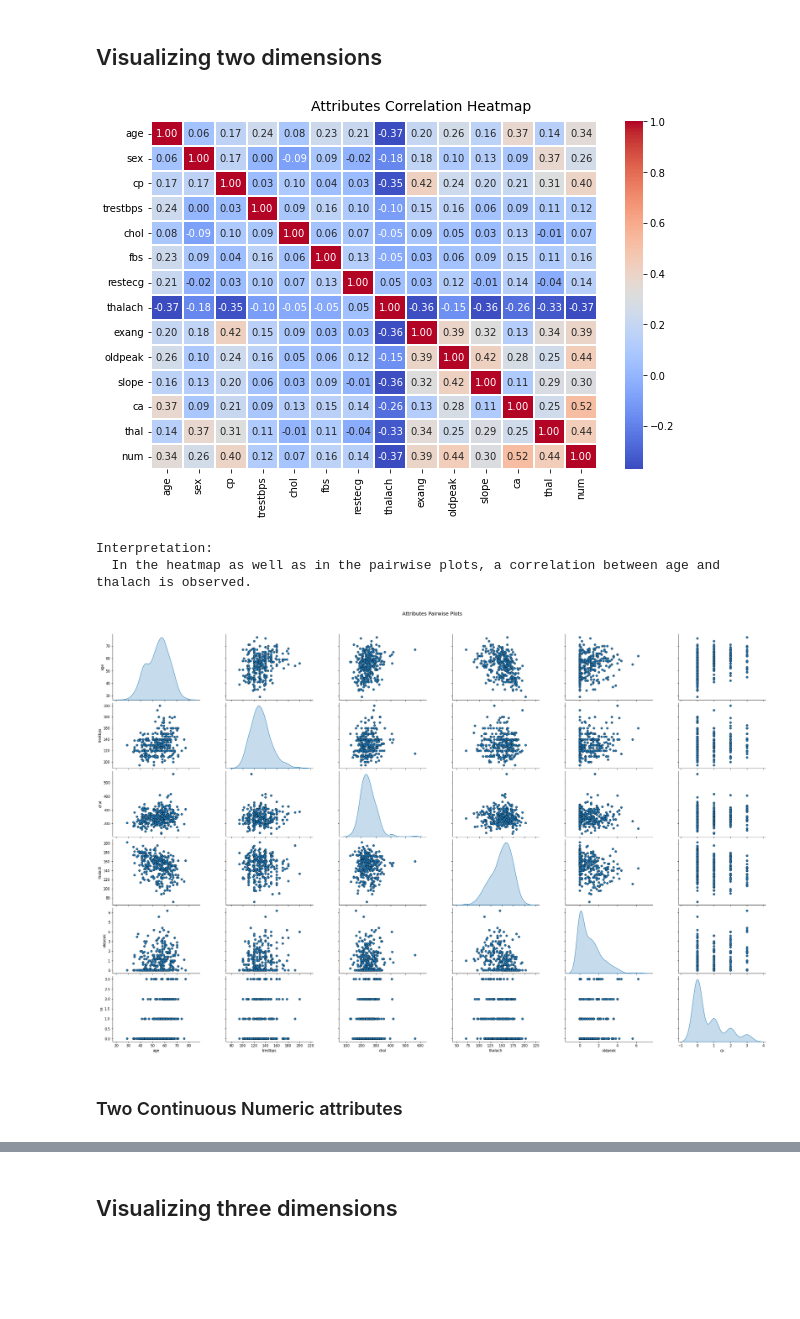
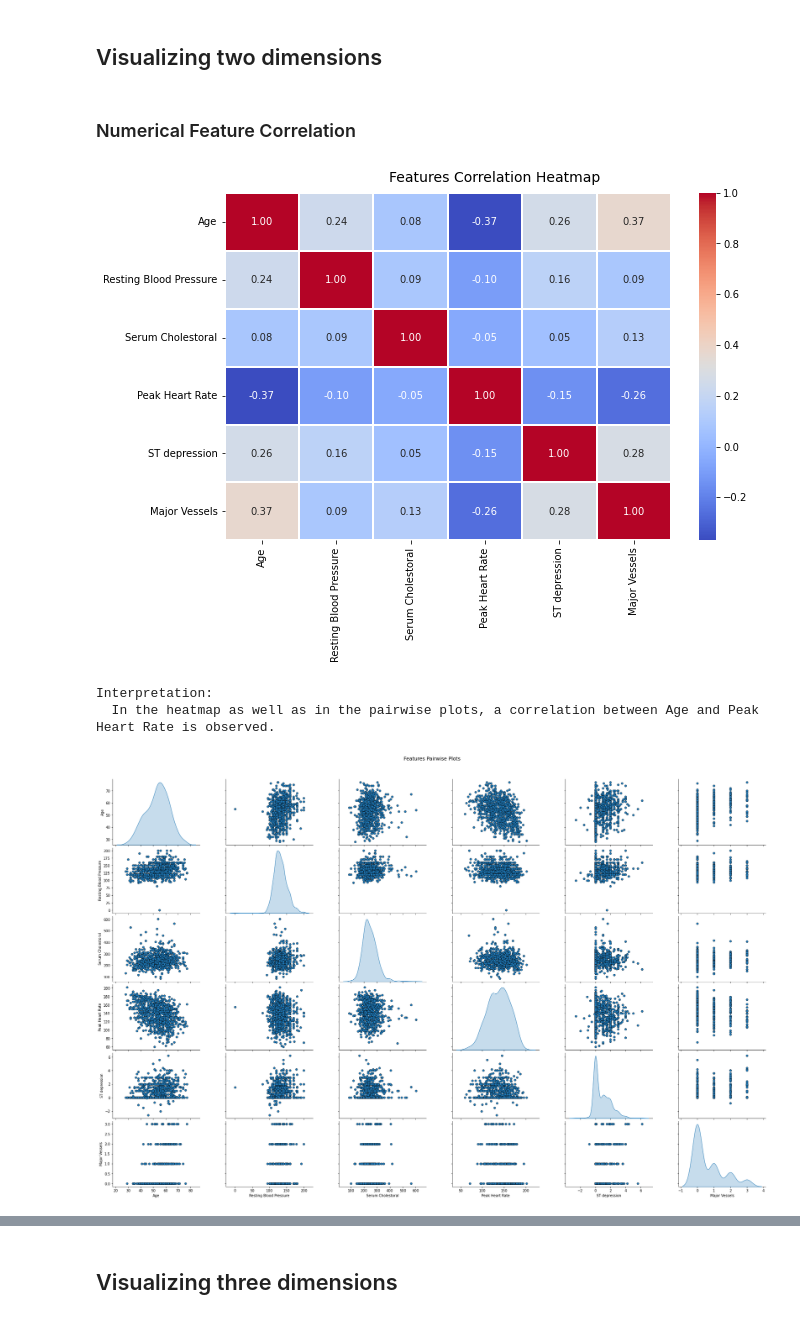
Before and after one commit to se21m024/DataScience, a Jupyter notebook: Exercise 1/se21m024_Stummer_ex1_Data_Visualization_Small.ipynb, the cells around one changed output, grey strips where cells are left out. Cells and saved outputs as stored; diff of their text form; code cells hidden in the pictures; blank space fills up the shorter version.

```diff
--- a/Exercise 1/se21m024_Stummer_ex1_Data_Visualization_Small.ipynb
+++ b/Exercise 1/se21m024_Stummer_ex1_Data_Visualization_Small.ipynb
@@ -36,12 +36,15 @@ pd.options.display.max_columns = None
 # %%
 # Only examine processed data with a subset of 14 attributes
 
-columns = ['age', 'sex', 'cp', 'trestbps', 'chol', 'fbs', 'restecg', 'thalach', 'exang', 'oldpeak', 'slope', 'ca', 'thal', 'num']
+columns = [
+    'Age', 'Sex', 'Chest Pain Type', 'Resting Blood Pressure', 'Serum Cholestoral',
+    'Increased Blood Sugar', 'Electrocardiographic', 'Peak Heart Rate', 'Angina',
+    'ST depression', 'Peak Exercise ST Segment', 'Major Vessels', 'Thal', 'Diagnosis']
 
-cleveland_raw_data = pd.read_csv('https://archive.ics.uci.edu/ml/machine-learning-databases/heart-disease/processed.cleveland.data', sep=',', names = columns)
-hungarian_raw_data = pd.read_csv('https://archive.ics.uci.edu/ml/machine-learning-databases/heart-disease/processed.hungarian.data', sep=',', names = columns)
-switzerland_raw_data = pd.read_csv('https://archive.ics.uci.edu/ml/machine-learning-databases/heart-disease/processed.switzerland.data', sep=',', names = columns)
-va_raw_data = pd.read_csv('https://archive.ics.uci.edu/ml/machine-learning-databases/heart-disease/processed.va.data', sep=',', names = columns)
+cleveland_raw_data = pd.read_csv('https://archive.ics.uci.edu/ml/machine-learning-databases/heart-disease/processed.cleveland.data', sep=',', names = columns, skipinitialspace=True)
+hungarian_raw_data = pd.read_csv('https://archive.ics.uci.edu/ml/machine-learning-databases/heart-disease/processed.hungarian.data', sep=',', names = columns, skipinitialspace=True)
+switzerland_raw_data = pd.read_csv('https://archive.ics.uci.edu/ml/machine-learning-databases/heart-disease/processed.switzerland.data', sep=',', names = columns, skipinitialspace=True)
+va_raw_data = pd.read_csv('https://archive.ics.uci.edu/ml/machine-learning-databases/heart-disease/processed.va.data', sep=',', names = columns, skipinitialspace=True)
 
 raw_data = pd.concat([cleveland_raw_data, hungarian_raw_data, switzerland_raw_data, va_raw_data])
 
@@ -237,15 +242,17 @@ for column in categoryColumns:
 # Multivariate Analysis
 # %% [markdown]
 ## Visualizing two dimensions
+# %% [markdown]
+### Numerical Feature Correlation
 # %%
 f, ax = plt.subplots(figsize=(10, 6))
 corr = data.corr()
 hm = sns.heatmap(round(corr,2), annot=True, ax=ax, cmap="coolwarm",fmt='.2f',
             linewidths=.05)
 f.subplots_adjust(top=0.93)
-t= f.suptitle('Attributes Correlation Heatmap', fontsize=14)
+t= f.suptitle('Features Correlation Heatmap', fontsize=14)
 # %% [output]
-[figure, old version]
+[figure, new version]
 # %%
 cols = numericalColumns
 pp = sns.pairplot(data[cols], height=3.0, aspect=1.5,
@@ -254,13 +261,11 @@ pp = sns.pairplot(data[cols], height=3.0, aspect=1.5,
 
 fig = pp.fig
 fig.subplots_adjust(top=0.93, wspace=0.3)
-t = fig.suptitle('Attributes Pairwise Plots', fontsize=14)
+t = fig.suptitle('Features Pairwise Plots', fontsize=14)
 
 print("Interpretation:")
-print("  In the heatmap as well as in the pairwise plots, a correlation between age and thalach is observed.")
+print("  In the heatmap as well as in the pairwise plots, a correlation between Age and Peak Heart Rate is observed.")
 # %% [output]
 Interpretation:
-  In the heatmap as well as in the pairwise plots, a correlation between age and thalach is observed.
+  In the heatmap as well as in the pairwise plots, a correlation between Age and Peak Heart Rate is observed.
-[figure, old version]
+[figure, new version]
-# %% [markdown]
-### Two Continuous Numeric attributes
```
Also changed, not shown: parts of 25 cells of this notebook, 1 other file.
